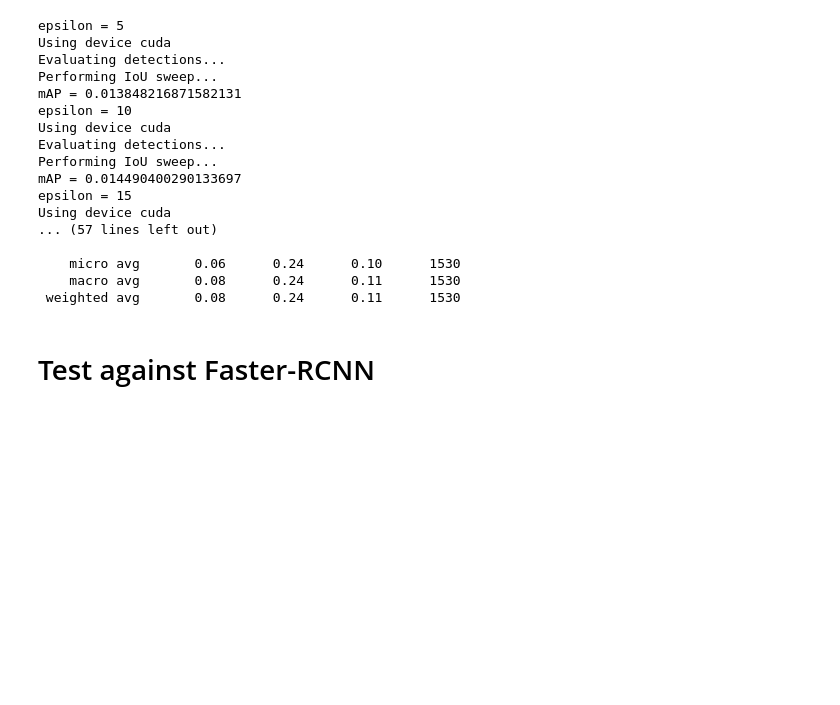
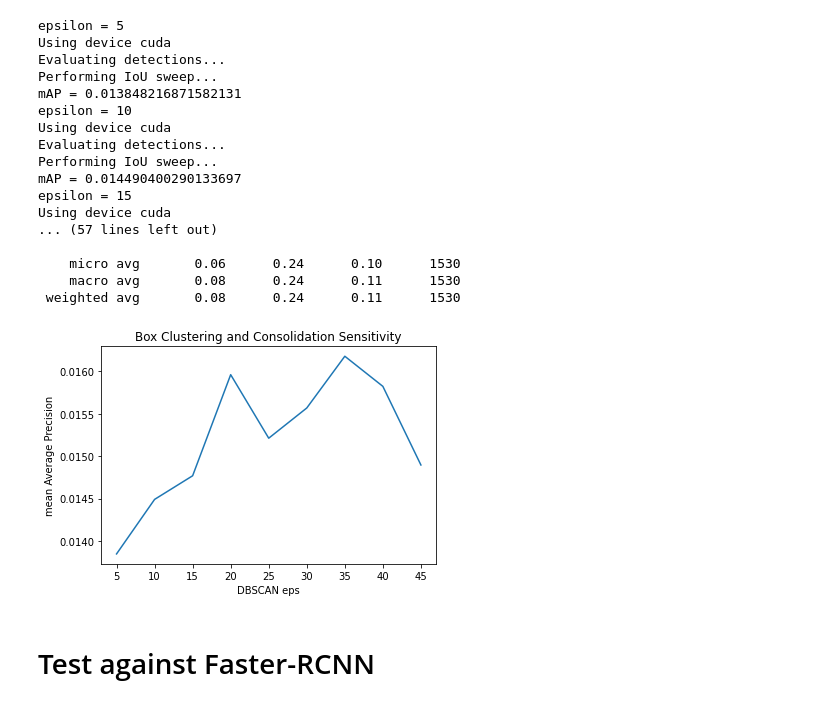
Before and after one commit to bcperry/DUCE-Zero-shot-Object-Detection-with-a-Text-and-Image-Contrastive-Model, a Jupyter notebook: CLIP-FRCNN-pytorch_evaluation.ipynb, the cells around one changed output. Cells and saved outputs as stored; diff of their text form; code cells hidden in the pictures; blank space fills up the shorter version.

Commit message:
Added analysis excel sheet
Updated evaluation notebook results

```diff
--- a/CLIP-FRCNN-pytorch_evaluation.ipynb
+++ b/CLIP-FRCNN-pytorch_evaluation.ipynb
@@ -411,3 +415,28 @@ mAP = 0.00485038880779554
     micro avg       0.03      0.05      0.04      1530
     macro avg       0.03      0.05      0.04      1530
  weighted avg       0.04      0.05      0.04      1530
+# %%
+# Test on large objects only
+# Bboxes are in [top-left-x, top-left-y, width, height] format
+bbox_area = F("bounding_box")[2] * F("bounding_box")[3]
+
+large_view = item_view.filter_labels("ground_truth", bbox_area > 0.2)
+# use our dataset and defined transformations
+large_object_dataset = FiftyOneTorchDataset(large_view, test_transforms,
+        classes=dataset_class_labels)
+
+iou=0.5
+eps = 35
+
+BCC_evaluation = evaluate_model(clip_frcnn_model,
+                                evaluation_dataset = large_object_dataset,
+                                field_name = f"clip_RPN_large_predictions_eps_{eps}",
+                                fiftyone_Dataset = fo_dataset,
+                                BCC=True,
+                                iou=iou,
+                                eps= eps
+                                )
+
+map = BCC_evaluation.mAP()
+print(f'mAP = {map}')
+BCC_evaluation.print_report()
@@ -461,6 +508,27 @@ Using device cuda
     micro avg       0.06      0.24      0.10      1530
     macro avg       0.08      0.24      0.11      1530
  weighted avg       0.08      0.24      0.11      1530
+# %%
+# importing the required module
+import matplotlib.pyplot as plt
+import pandas as pd
+res = pd.DataFrame(results)
+# plotting the points
+plt.plot(res[0], res[1])
+
+# naming the x axis
+plt.xlabel('DBSCAN eps')
+# naming the y axis
+plt.ylabel('mean Average Precision')
+
+# giving a title to my graph
+plt.title('Box Clustering and Consolidation Sensitivity')
+
+# function to show the plot
+
+plt.savefig('Box Clustering and Consolidation Sensitivity.jpg')
+# %% [output]
+[figure, added]
 # %% [markdown]
 # Test against Faster-RCNN
 # %%
```
Also changed, not shown: parts of 6 cells of this notebook, 2 other files.
